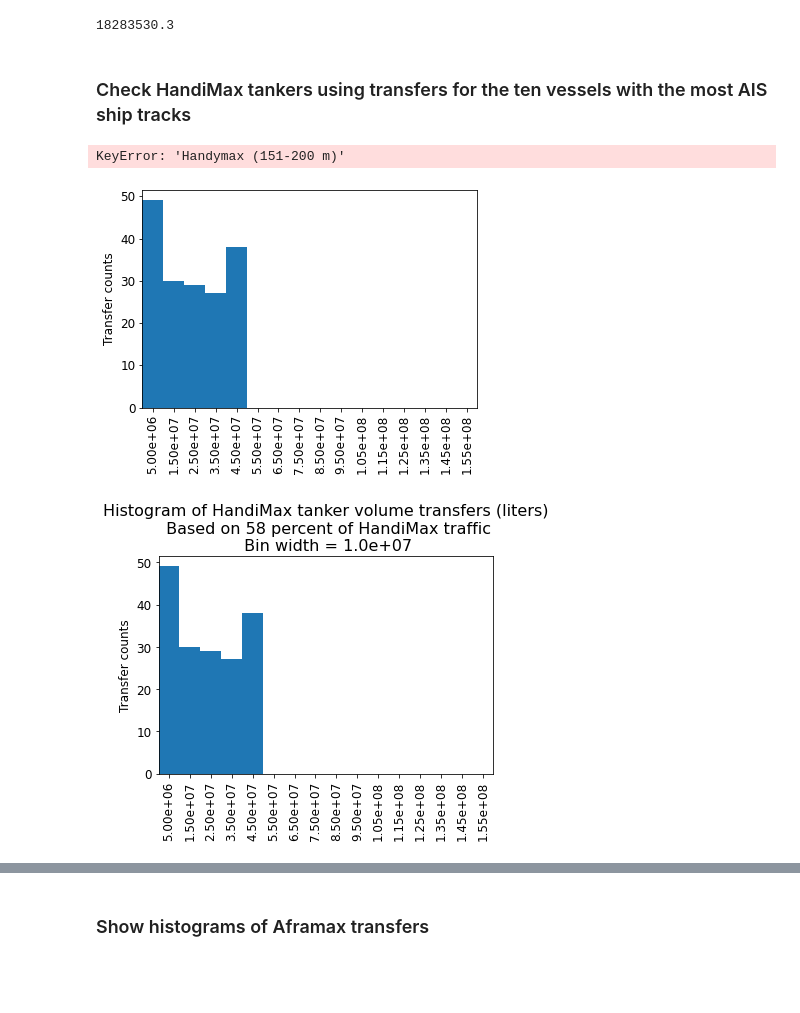
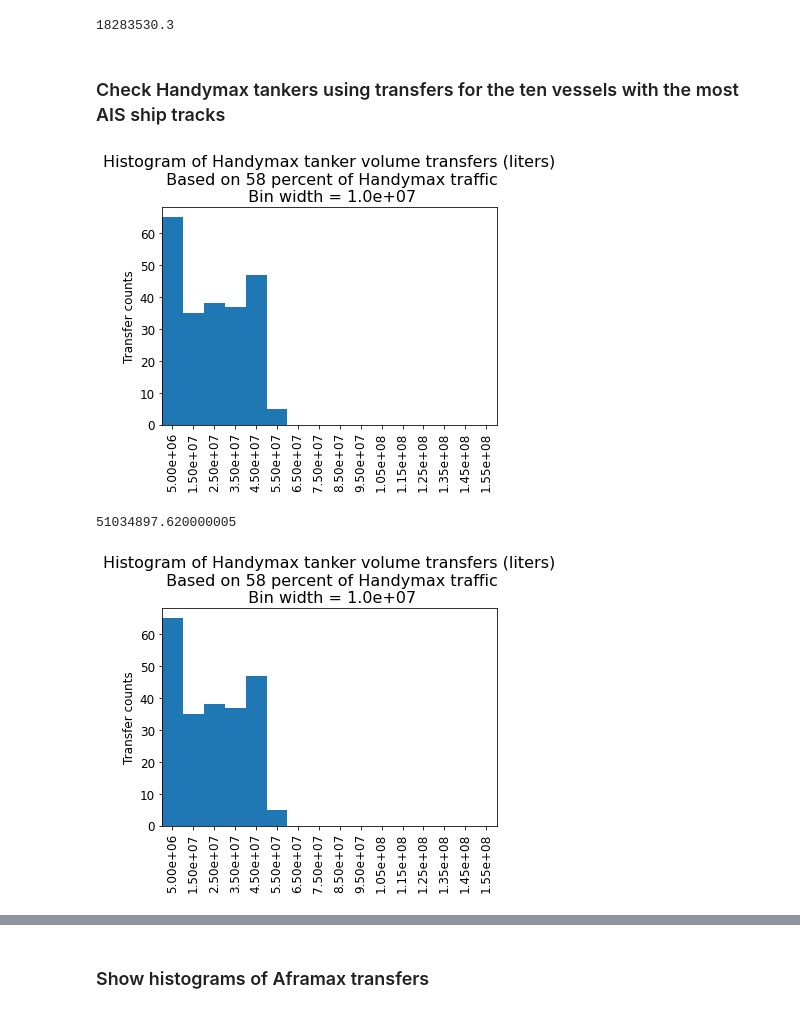
Before and after one commit to MIDOSS/analysis-rachael, a Jupyter notebook: notebooks/monte_carlo/QAQC_Tanker_AISlengths_DOEcapacities.ipynb, the cells around one changed output, grey strips where cells are left out. Saved outputs shown, nothing was run; the diff lists cells and outputs as text; code cells hidden in the pictures; blank space fills up the shorter version.

```diff
--- a/notebooks/monte_carlo/QAQC_Tanker_AISlengths_DOEcapacities.ipynb
+++ b/notebooks/monte_carlo/QAQC_Tanker_AISlengths_DOEcapacities.ipynb
@@ -97,22 +129,35 @@ def get_doe_tanker_byvessel(vessels,doe_xls_path,fac_xls_path):
         group = 'no'
     )
     # extract tanker cargo transfers
-    cargo_transfers = DOEdf.loc[
-        (DOEdf.TransferType == 'Cargo') &
-        (DOEdf.Deliverer.isin(vessels) |
-         DOEdf.Receiver.isin(vessels)),
-        ['TransferQtyInGallon', 'Deliverer','Receiver','StartDateTime','AntID']
-    ].groupby('AntID').agg(
-        {'TransferQtyInGallon':'sum',
-         'Deliverer':'first',
-         'Receiver':'first',
-         'StartDateTime':'first'}
-        ).sort_values(by='TransferQtyInGallon',ascending=False)
+    if isinstance(vessels, list):
+        cargo_transfers = DOEdf.loc[
+            (DOEdf.TransferType == 'Cargo') &
+            (DOEdf.Deliverer.isin(vessels) |
+             DOEdf.Receiver.isin(vessels)),
+            ['TransferQtyInGallon', 'Deliverer','Receiver','StartDateTime','AntID']
+        ].groupby('AntID').agg(
+            {'TransferQtyInGallon':'sum',
+             'Deliverer':'first',
+             'Receiver':'first',
+             'StartDateTime':'first'}
+            ).sort_values(by='TransferQtyInGallon',ascending=False)
+    else: # if a string
+         cargo_transfers = DOEdf.loc[
+            (DOEdf.TransferType == 'Cargo') &
+            (DOEdf.Deliverer.str.contains(vessels) |
+             DOEdf.Receiver.str.contains(vessels)),
+            ['TransferQtyInGallon', 'Deliverer','Receiver','StartDateTime','AntID']
+        ].groupby('AntID').agg(
+            {'TransferQtyInGallon':'sum',
+             'Deliverer':'first',
+             'Receiver':'first',
+             'StartDateTime':'first'}
+            ).sort_values(by='TransferQtyInGallon',ascending=False)
     # convert to liters
     cargo_transfers['TransferQtyInGallon'] = gal2liter*cargo_transfers['TransferQtyInGallon']
     cargo_transfers=cargo_transfers.rename(
         columns={"TransferQtyInGallon":"TransferQtyInLiters"}
-    )
+    ).reset_index()
 
     return cargo_transfers
 # %%
@@ -601,13 +525,11 @@ max(volume[vessel_type]['TransferQtyInLiters'])
 [figure]
 18283530.3
 # %% [markdown]
-### Check HandiMax tankers using transfers for the ten vessels with the most AIS ship tracks
+### Check Handymax tankers using transfers for the ten vessels with the most AIS ship tracks
 # %%
-# Get transfers for these two examples of Handimax
-vessels = ["AMERICAN FREEDOM","PELICAN STATE", "FLORIDA",
-          'PANAGIA THALASSINI','CHEMBULK LINDY ALICE','ZAO GALAXY',
-           'OVERSEAS LOS ANGELES','AMERICAN ENDURANCE','OPEC VICTORY','SONGA PRIDE',]
-vessel_type = 'HandiMax'
+# Get transfers for these two examples of Handymax
+vessels = list(mmsi_names["Handymax (151-200 m)"].values())
+vessel_type = 'Handymax'
 volume = {}
 volume[vessel_type] = get_doe_tanker_byvessel(vessels,doe_xls_path,fac_xls_path)
 
@@ -619,32 +541,30 @@ plt.hist(volume[vessel_type]['TransferQtyInLiters'], bins=bins)#, histtype = 'ba
 bins_labels(bins, fontsize=12)
 ax.xaxis.set_major_formatter(FormatStrFormatter('%.2e'))
 plt.ylabel("Transfer counts")
-plt.title(f"Histogram of HandiMax tanker volume transfers (liters)\n Based on {100*percent_total['Handimax']:.0f} percent of HandiMax traffic\n Bin width = {bin_width:1.1e}")
+plt.title(f"Histogram of Handymax tanker volume transfers (liters)\n Based on {100*percent_total['Handymax']:.0f} percent of Handymax traffic\n Bin width = {bin_width:1.1e}")
 plt.show()
 
-max(volume['HandiMax']['TransferQtyInLiters'])
+max(volume['Handymax']['TransferQtyInLiters'])
 # %% [output]
+[figure, new version]
-KeyError: 'Handymax (151-200 m)'
+51034897.620000005
-[figure, old version]
 # %%
-vessels = ["AMERICAN FREEDOM","PELICAN STATE", "FLORIDA",
-          'PANAGIA THALASSINI','CHEMBULK LINDY ALICE','ZAO GALAXY',
-           'OVERSEAS LOS ANGELES','AMERICAN ENDURANCE','OPEC VICTORY','SONGA PRIDE',]
-vessel_type = 'HandiMax'
+vessels = list(mmsi_names["Handymax (151-200 m)"].values())
+vessel_type = 'Handymax'
 volume = {}
 volume[vessel_type] = get_doe_tanker_byvessel(vessels,doe_xls_path,fac_xls_path)
 pandas.set_option('display.max_rows', volume[vessel_type].shape[0]+1)
 
 
 # plot histogram of handimax transfers
 fig, ax = plt.subplots()
 bin_width = 1e7
 bins = numpy.arange(0,1.7e8,bin_width)
 plt.hist(volume[vessel_type]['TransferQtyInLiters'], bins=bins)#, histtype = 'bar', facecolor = 'blue')
 bins_labels(bins, fontsize=12)
 ax.xaxis.set_major_formatter(FormatStrFormatter('%.2e'))
 plt.ylabel("Transfer counts")
-plt.title(f"Histogram of HandiMax tanker volume transfers (liters)\n Based on {100*percent_total['Handimax']:.0f} percent of HandiMax traffic\n Bin width = {bin_width:1.1e}")
+plt.title(f"Histogram of Handymax tanker volume transfers (liters)\n Based on {100*percent_total['Handymax']:.0f} percent of Handymax traffic\n Bin width = {bin_width:1.1e}")
 plt.show()
 # %% [output]
-[figure, old version]
+[figure, new version]
```
Also changed, not shown: parts of 74 cells of this notebook.
